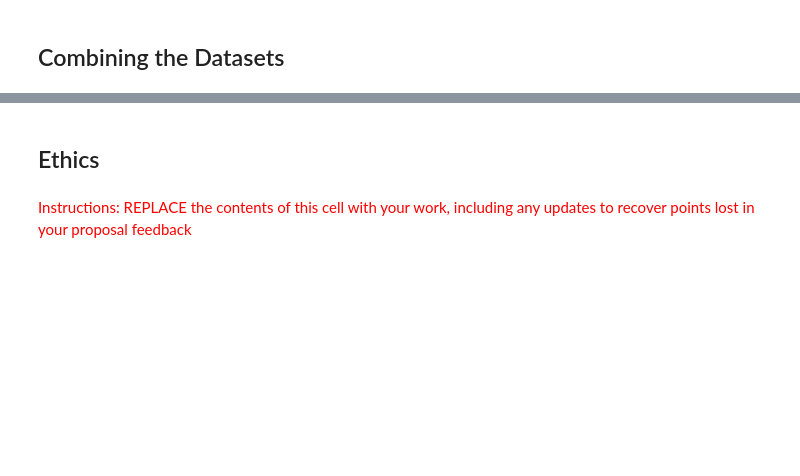
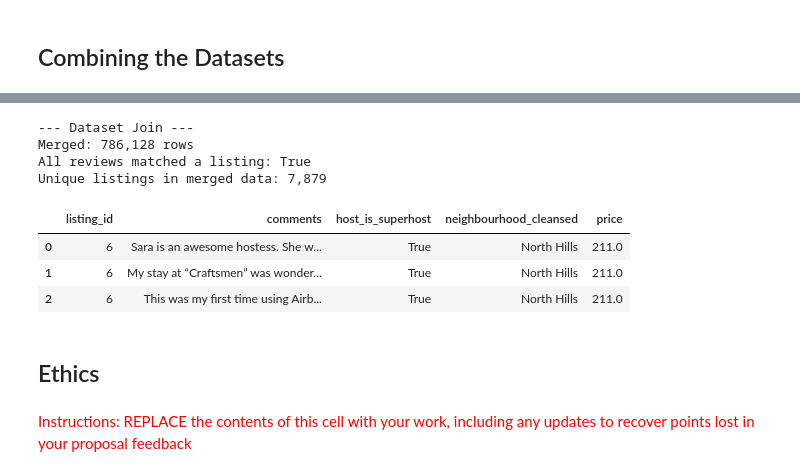
Before and after one commit to COGS108/Group113_WI26, a Jupyter notebook: 01-DataCheckpoint.ipynb, the cells around one changed output, grey strips where cells are left out. Drawn from its saved outputs; the diff is of its cells as text; code cells hidden in the pictures; blank space fills up the shorter version.

Commit message:
Added code for Data set 2

```diff
--- a/01-DataCheckpoint.ipynb
+++ b/01-DataCheckpoint.ipynb
@@ -649,14 +711,27 @@ Columns: ['listing_id', 'id', 'date', 'reviewer_id', 'reviewer_name', 'comments'
 # %%
 # JOIN: listings.id = reviews.listing_id (one-to-many)
+merged = reviews_out.merge(
+    listings_out[['id', 'description', 'host_is_superhost', 'neighbourhood_cleansed', 'price']],
+    left_on='listing_id', right_on='id', suffixes=('_review', '_listing')
+)
+print(f'\n--- Dataset Join ---')
+print(f'Merged: {len(merged):,} rows')
+print(f'All reviews matched a listing: {len(merged) == len(reviews_out)}')
+print(f'Unique listings in merged data: {merged["listing_id"].nunique():,}')
+merged[['listing_id', 'comments', 'host_is_superhost', 'neighbourhood_cleansed', 'price']].head(3)
 
-# merged_check = reviews_out.merge(
-#     listings_out[['id', 'description', 'host_is_superhost', 'neighbourhood_cleansed', 'price']],
-#     left_on='listing_id', right_on='id', suffixes=('_review', '_listing')
-# )
-# print(f'Merged dataset: {len(merged_check):,} rows')
-# print(f'All reviews matched a listing: {len(merged_check) == len(reviews_out)}')
-# print(f'\nSample:')
-# merged_check[['listing_id', 'comments', 'host_is_superhost', 'neighbourhood_cleansed', 'price']].head(3)
+# We'll compute the Expectation Gap later:
+#   - For each listing, average sentiment across all its reviews (guest side)
+#   - Compare against the listing's description sentiment (host side)
+# %% [output]
+--- Dataset Join ---
+Merged: 786,128 rows
+All reviews matched a listing: True
+Unique listings in merged data: 7,879
+|  | listing_id | comments | host_is_superhost | neighbourhood_cleansed | price |
+| 0 | 6 | Sara is an awesome hostess. She w... | True | North Hills | 211.0 |
+| 1 | 6 | My stay at “Craftsmen” was wonder... | True | North Hills | 211.0 |
+| 2 | 6 | This was my first time using Airb... | True | North Hills | 211.0 |
 # %% [markdown]
 ## Ethics
 # %% [markdown]
```
Also changed, not shown: parts of 8 cells of this notebook.
